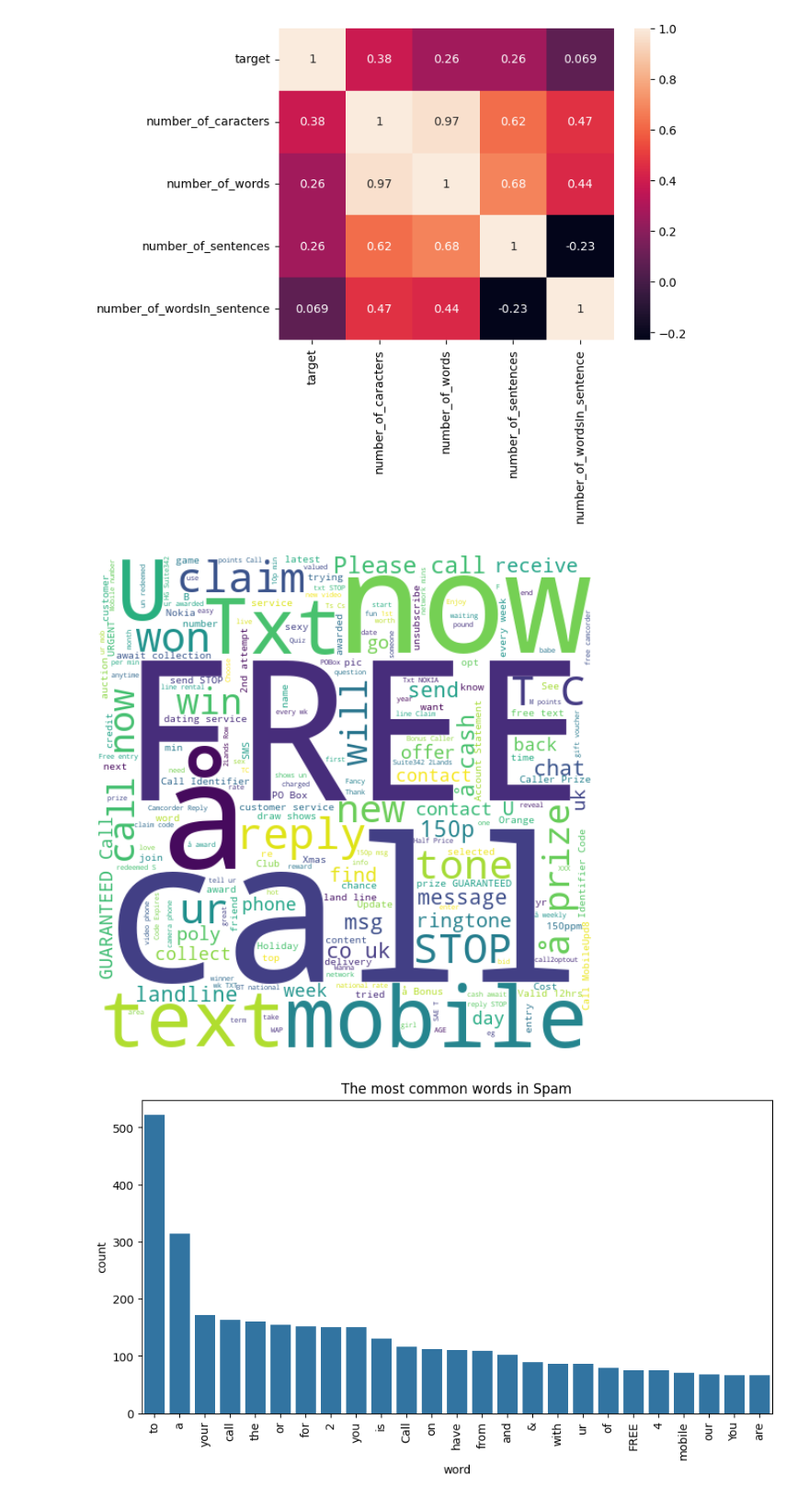
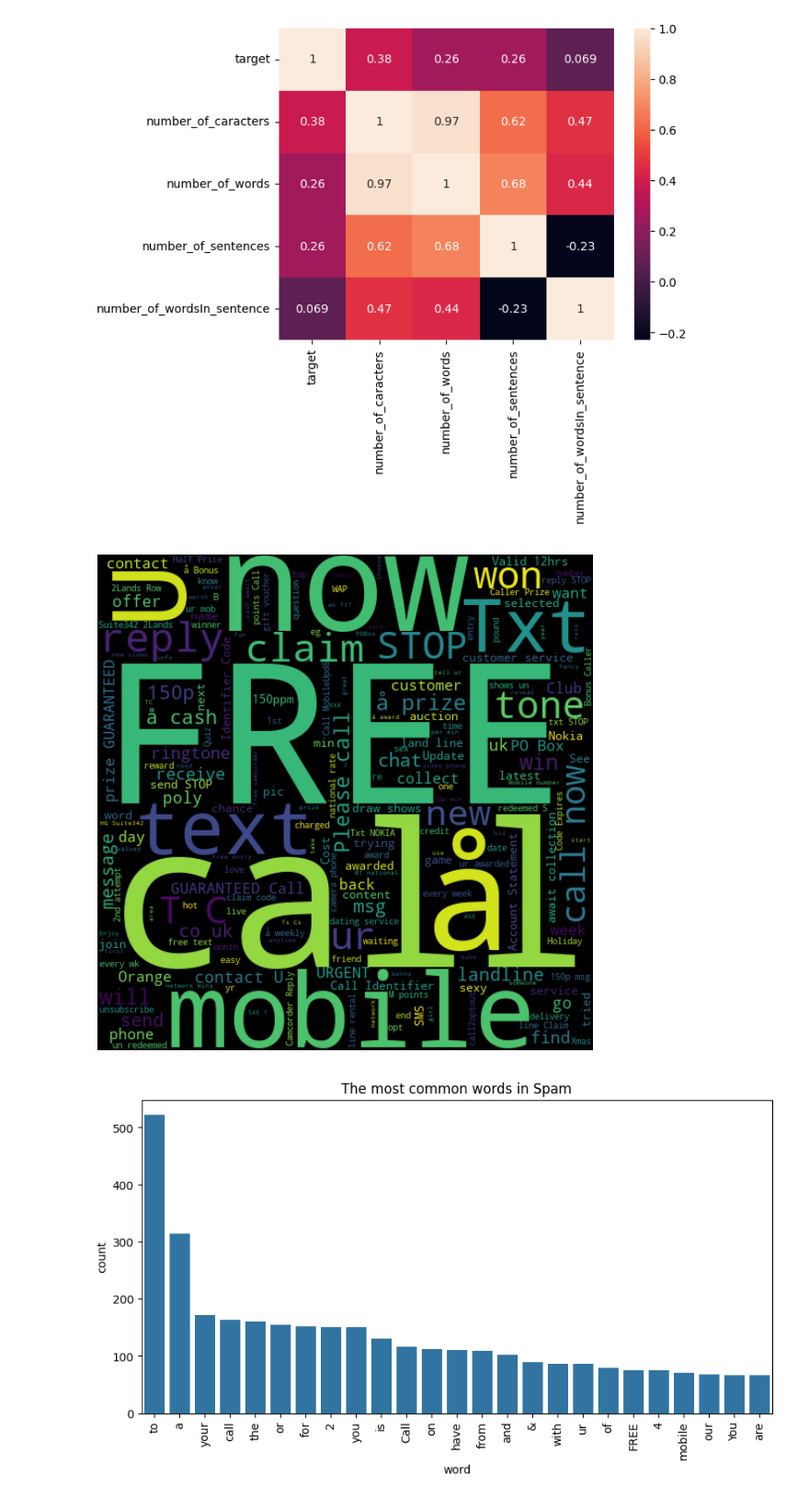
Before and after one commit to KanAfridi/Sms-Spam-Detection-Model, a Jupyter notebook: sms-spam-detection-model.ipynb, the cells around one changed output. Shown at 92% size. Saved outputs shown, nothing was run; the diff lists cells and outputs as text; code cells hidden in the pictures.

```diff
--- a/sms-spam-detection-model.ipynb
+++ b/sms-spam-detection-model.ipynb
@@ -138,18 +148,18 @@ sns.heatmap(df.drop(columns = 'message').corr(), annot=True)
 <Axes: >
 [figure]
 # %%
-wcloud = WordCloud(width=500, height=500, background_color='white')
+wcloud = WordCloud(width=500, height=500)
 
 text1 = df[df['target'] == 1]['message'].str.cat(sep="")
 text1cloud = wcloud.generate(text1)
 
 # Displaying the word cloud
 plt.figure(figsize=(10, 7))
 plt.imshow(text1cloud, interpolation='bilinear')
 plt.axis('off')  # Hide axes
 plt.show()
 # %% [output]
-[figure, old version]
+[figure, new version]
 # %%
 from collections import Counter
 
```
Also changed, not shown: parts of 15 cells of this notebook, 1 other file.
